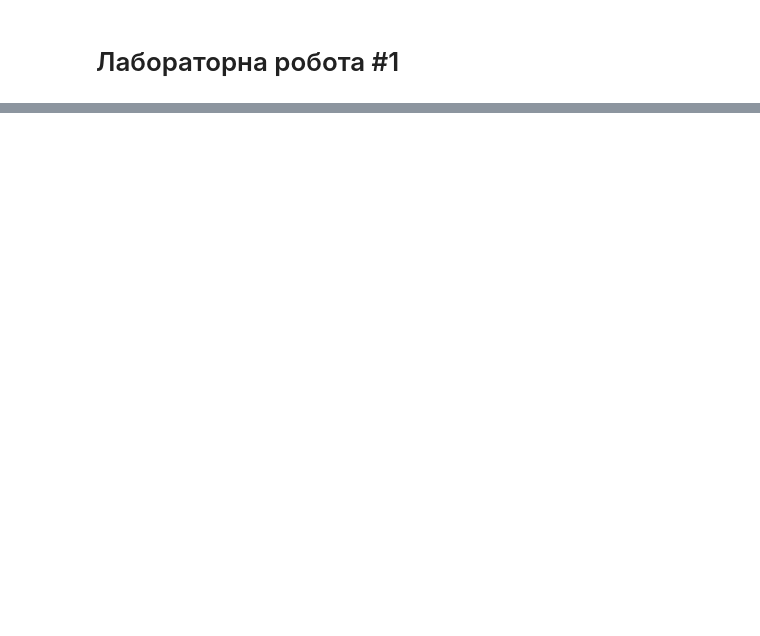
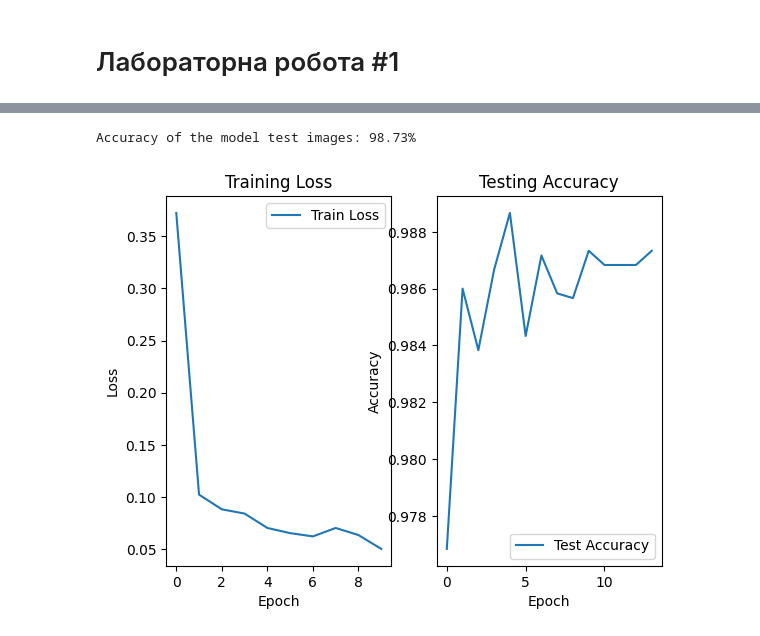
Before and after one commit to d3mage/ai-2023, a Jupyter notebook: semi-supervised/Lab1.ipynb, the cells around one changed output, grey strips where cells are left out. Drawn from its saved outputs; the diff is of its cells as text; code cells hidden in the pictures; blank space fills up the shorter version.

```diff
--- a/semi-supervised/Lab1.ipynb
+++ b/semi-supervised/Lab1.ipynb
@@ -29,0 +51,5 @@ plt.show()
+# %%
+training_set, testing_set, validation_set = data.random_split(dataset, [0.8, 0.1, 0.1], generator)
+train_loader = torch.utils.data.DataLoader(training_set, batch_size=64, shuffle=True)
+test_loader = torch.utils.data.DataLoader(testing_set, batch_size=64, shuffle=False)
+validation_loader = torch.utils.data.DataLoader(validation_set, batch_size=64, shuffle=False)
@@ -85 +111,19 @@ Epoch [1/10], Step [800/938], Loss: 0.1617
 KeyboardInterrupt:
+# %%
+model.eval()
+with torch.no_grad():
+    correct = 0
+    total = 0
+    for images, labels in test_loader:
+        images = images.to(device)
+        labels = labels.to(device)
+        outputs = model(images)
+        _, predicted = torch.max(outputs.data, 1)
+        total += labels.size(0)
+        correct += (predicted == labels).sum().item()
+    test_accuracy = correct / total
+    test_accuracies.append(test_accuracy)
+
+    print(f'Accuracy of the model test images: {correct / total:.2%}')
+# %% [output]
+Accuracy of the model test images: 98.73%
@@ -85,0 +132,18 @@ KeyboardInterrupt:
+# %%
+plt.subplot(1, 2, 1)
+plt.plot(train_losses, label='Train Loss')
+plt.title('Training Loss')
+plt.xlabel('Epoch')
+plt.ylabel('Loss')
+plt.legend()
+
+plt.subplot(1, 2, 2)
+plt.plot(test_accuracies, label='Test Accuracy')
+plt.title('Testing Accuracy')
+plt.xlabel('Epoch')
+plt.ylabel('Accuracy')
+plt.legend()
+
+plt.show()
+# %% [output]
+[figure, added]
```
Also changed, not shown: parts of 5 cells of this notebook, 3 other files.
